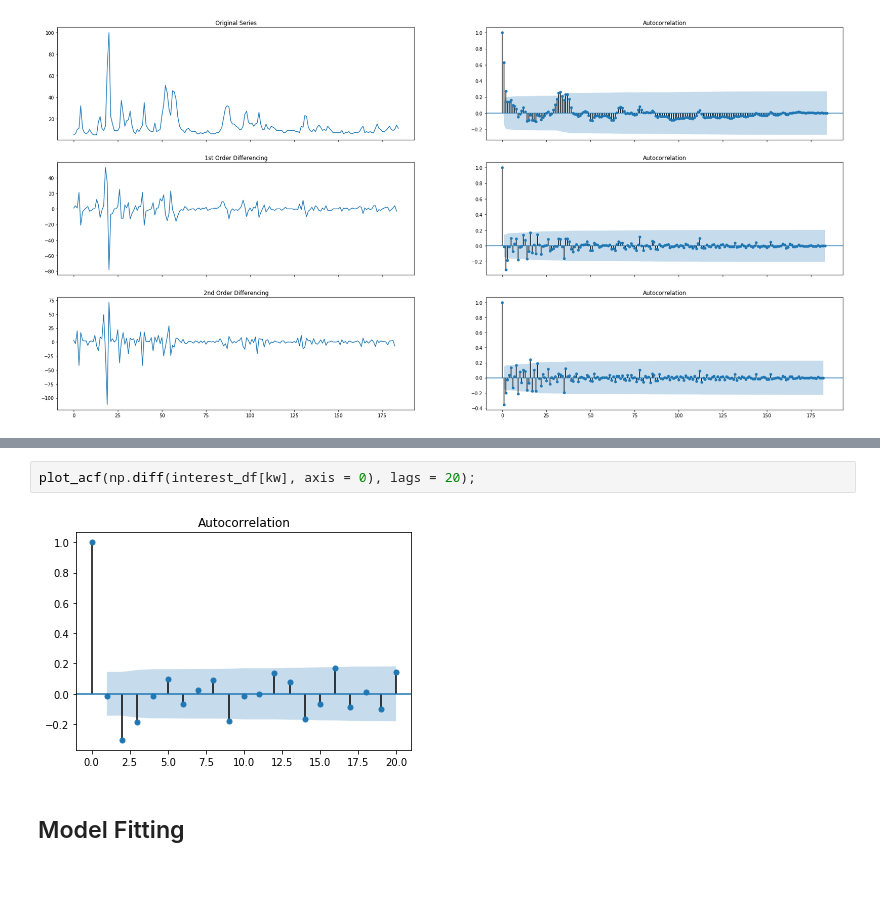
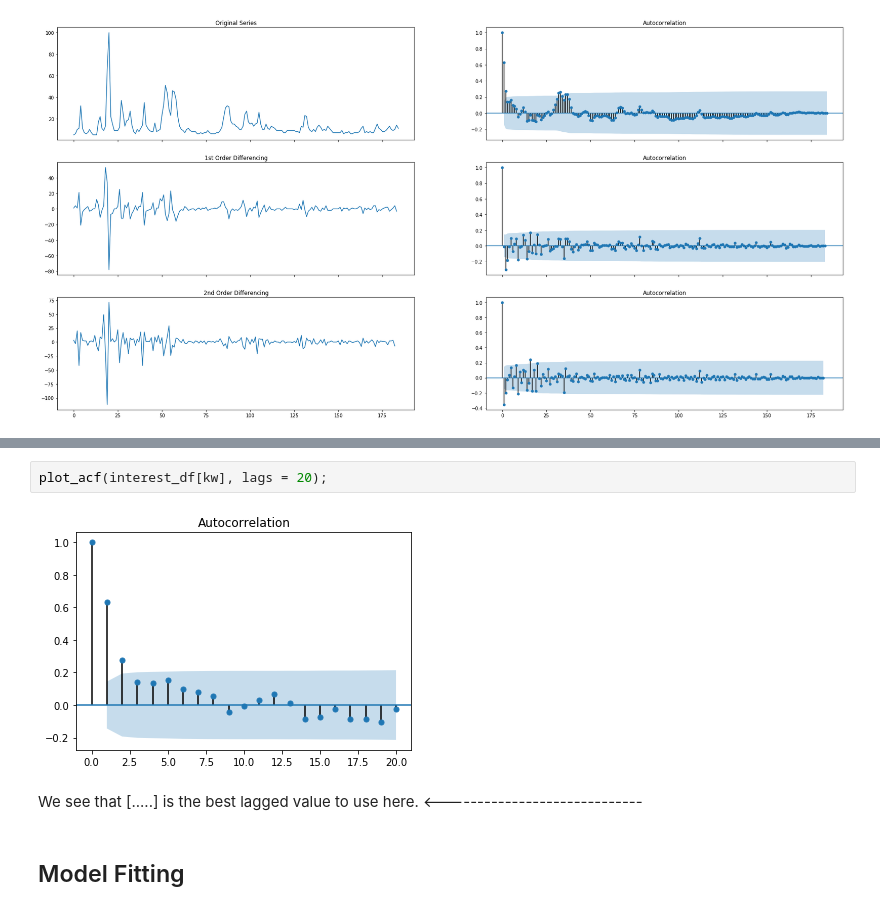
Before and after one commit to Allen-Z-4230/FutureGas, a Jupyter notebook: google_trends.ipynb, the cells around one changed output, grey strips where cells are left out. Cells and saved outputs as stored; diff of their text form; blank space fills up the shorter version.

```diff
--- a/google_trends.ipynb
+++ b/google_trends.ipynb
@@ -150,7 +158,9 @@ We plot ACF to see how well lagged errors explain variations in the data
 # %%
-plot_acf(np.diff(interest_df[kw], axis = 0), lags = 20);
+plot_acf(interest_df[kw], lags = 20);
 # %% [output]
-[figure, old version]
+[figure, new version]
+# %% [markdown]
+We see that [.....] is the best lagged value to use here. <-----------------------------
 # %% [markdown]
 ## Model Fitting
 # %%
```
Also changed, not shown: parts of 18 cells of this notebook, 1 other file.
